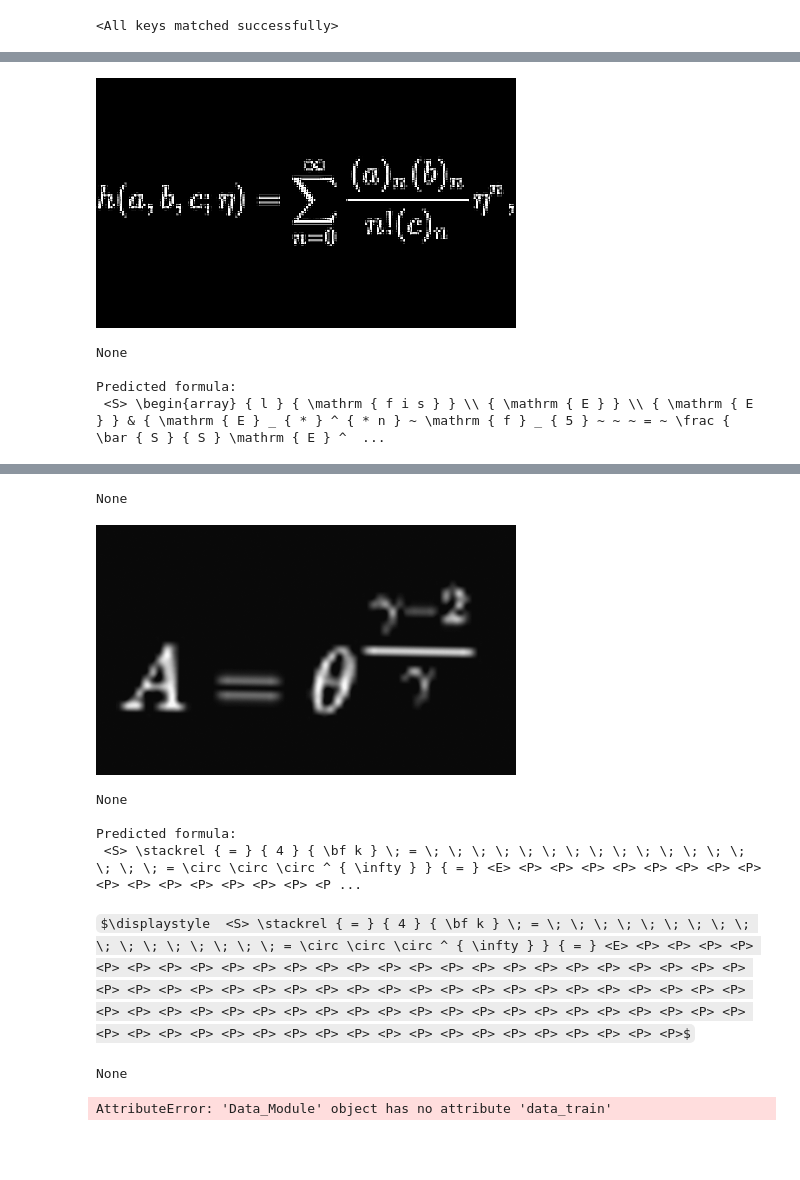
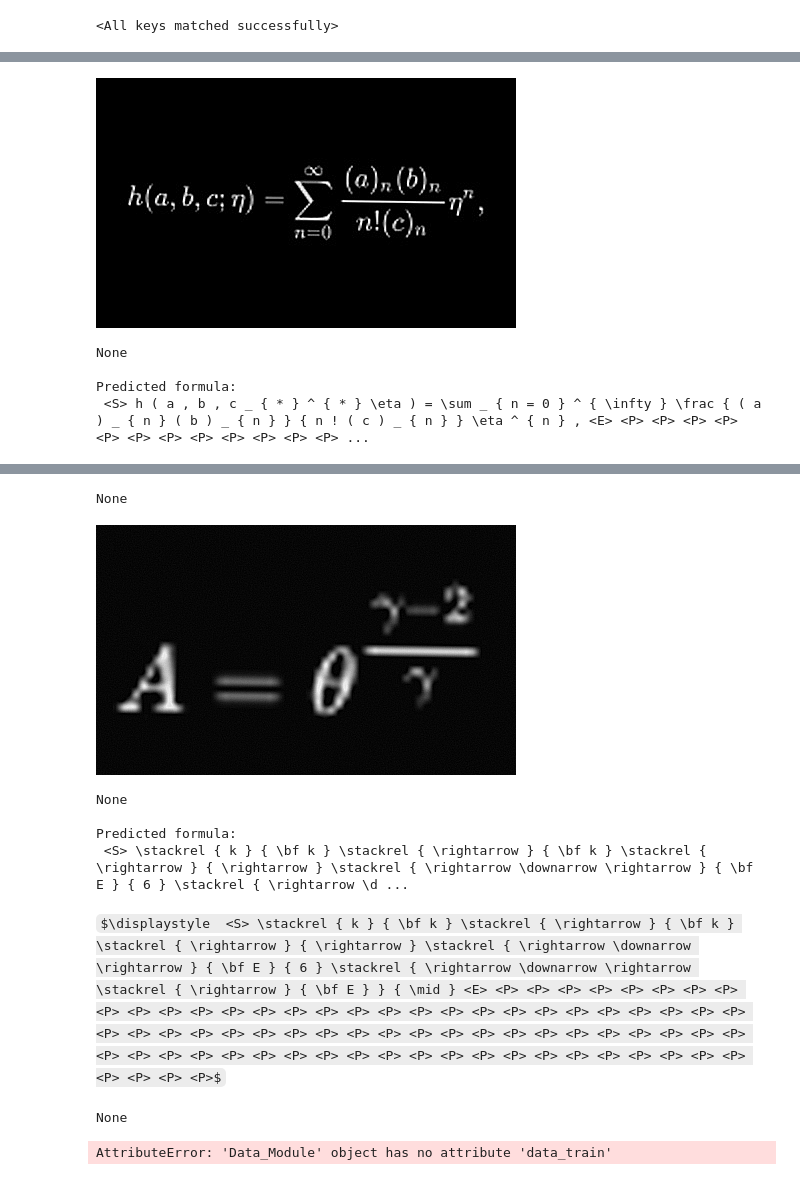
Before and after one commit to gmarus777/image-to-tex-OCR, a Jupyter notebook: Jupyter_Notebooks/LOCAL_INFERENCE.ipynb, the cells around one changed output, grey strips where cells are left out. Drawn from its saved outputs; the diff is of its cells as text; code cells hidden in the pictures; some formulas as TeX source; blank space fills up the shorter version.

```diff
--- a/Jupyter_Notebooks/LOCAL_INFERENCE.ipynb
+++ b/Jupyter_Notebooks/LOCAL_INFERENCE.ipynb
@@ -112,7 +111,7 @@ my_image= cv2.bitwise_not(my_image)
 #my_image = PIL.ImageOps.invert(my_image)
 h,w,c = my_image.shape
 print(w)
-my_image_tensor = dataset.image_transform_test(image=np.array(my_image))['image'][:1]
+my_image_tensor = dataset.image_transform_alb(image=np.array(my_image))['image'][:1]
 print(display(transform(my_image_tensor)))
 
 print('\nPredicted formula:')
@@ -140,7 +139,7 @@ my_image =  cv2.cvtColor(my_image, cv2.COLOR_BGR2RGB)
 my_image= cv2.bitwise_not(my_image)
 #my_image = PIL.ImageOps.invert(my_image)
 
-my_image_tensor = dataset.image_transform_test(image=np.array(my_image))['image'][:1]
+my_image_tensor = dataset.image_transform_alb(image=np.array(my_image))['image'][:1]
 print(display(transform(my_image_tensor)))
 
 print('\nPredicted formula:')
@@ -187,25 +186,25 @@ None
 # %%
 ### ALB
 
 my_image_path= "Jupyter_Notebooks/test_photos/0a0df4c4229b725.png"
 #my_image = Image.open(my_image_path).convert("L")
 my_image = cv2.imread(my_image_path)
 my_image =  cv2.cvtColor(my_image, cv2.COLOR_BGR2RGB)
 my_image= cv2.bitwise_not(my_image)
 #my_image = PIL.ImageOps.invert(my_image)
 
-my_image_tensor = dataset.image_transform_test(image=np.array(my_image))['image'][:1]
+my_image_tensor = dataset.image_transform_alb(image=np.array(my_image))['image'][:1]
 print(display(transform(my_image_tensor)))
 
 print('\nPredicted formula:')
 with torch.no_grad():
     model.eval()
     my_prediction =  model.predict(my_image_tensor.unsqueeze(0).to(dev))
 print(token_to_strings(my_prediction))
 print(display(Math(token_to_strings(my_prediction))))
 # %% [output]
-[figure, old version]
+[figure, new version]
 None
 
 Predicted formula:
- <S> \begin{array} { l } { \mathrm { f i s } } \\ { \mathrm { E } } \\ { \mathrm { E } } & { \mathrm { E } _ { * } ^ { * n } ~ \mathrm { f } _ { 5 } ~ ~ ~ = ~ \frac { \bar { S } { S } \mathrm { E } ^  ...
+ <S> h ( a , b , c _ { * } ^ { * } \eta ) = \sum _ { n = 0 } ^ { \infty } \frac { ( a ) _ { n } ( b ) _ { n } } { n ! ( c ) _ { n } } \eta ^ { n } , <E> <P> <P> <P> <P> <P> <P> <P> <P> <P> <P> <P> <P> ...
@@ -234,8 +233,8 @@ print(display(Math(token_to_strings(my_prediction))))
 None
 
 Predicted formula:
- <S> \stackrel { = } { 4 } { \bf k } \; = \; \; \; \; \; \; \; \; \; \; \; \; \; \; \; \; \; = \circ \circ \circ ^ { \infty } } { = } <E> <P> <P> <P> <P> <P> <P> <P> <P> <P> <P> <P> <P> <P> <P> <P> <P ...
+ <S> \stackrel { k } { \bf k } \stackrel { \rightarrow } { \bf k } \stackrel { \rightarrow } { \rightarrow } \stackrel { \rightarrow \downarrow \rightarrow } { \bf E } { 6 } \stackrel { \rightarrow \d ...
-$\displaystyle  <S> \stackrel { = } { 4 } { \bf k } \; = \; \; \; \; \; \; \; \; \; \; \; \; \; \; \; \; \; = \circ \circ \circ ^ { \infty } } { = } <E> <P> <P> <P> <P> <P> <P> <P> <P> <P> <P> <P> <P> <P> <P> <P> <P> <P> <P> <P> <P> <P> <P> <P> <P> <P> <P> <P> <P> <P> <P> <P> <P> <P> <P> <P> <P> <P> <P> <P> <P> <P> <P> <P> <P> <P> <P> <P> <P> <P> <P> <P> <P> <P> <P> <P> <P> <P> <P> <P> <P> <P> <P> <P> <P> <P> <P> <P> <P> <P> <P> <P> <P> <P> <P> <P> <P> <P> <P> <P> <P> <P> <P> <P> <P> <P> <P>$
+$\displaystyle  <S> \stackrel { k } { \bf k } \stackrel { \rightarrow } { \bf k } \stackrel { \rightarrow } { \rightarrow } \stackrel { \rightarrow \downarrow \rightarrow } { \bf E } { 6 } \stackrel { \rightarrow \downarrow \rightarrow \stackrel { \rightarrow } { \bf E } } { \mid } <E> <P> <P> <P> <P> <P> <P> <P> <P> <P> <P> <P> <P> <P> <P> <P> <P> <P> <P> <P> <P> <P> <P> <P> <P> <P> <P> <P> <P> <P> <P> <P> <P> <P> <P> <P> <P> <P> <P> <P> <P> <P> <P> <P> <P> <P> <P> <P> <P> <P> <P> <P> <P> <P> <P> <P> <P> <P> <P> <P> <P> <P> <P> <P> <P> <P> <P> <P> <P> <P> <P> <P> <P> <P> <P> <P>$
 None
 # %%
 # DISREGARD this uses wrong transformations
```
Also changed, not shown: parts of 14 cells of this notebook, 3 other files.
